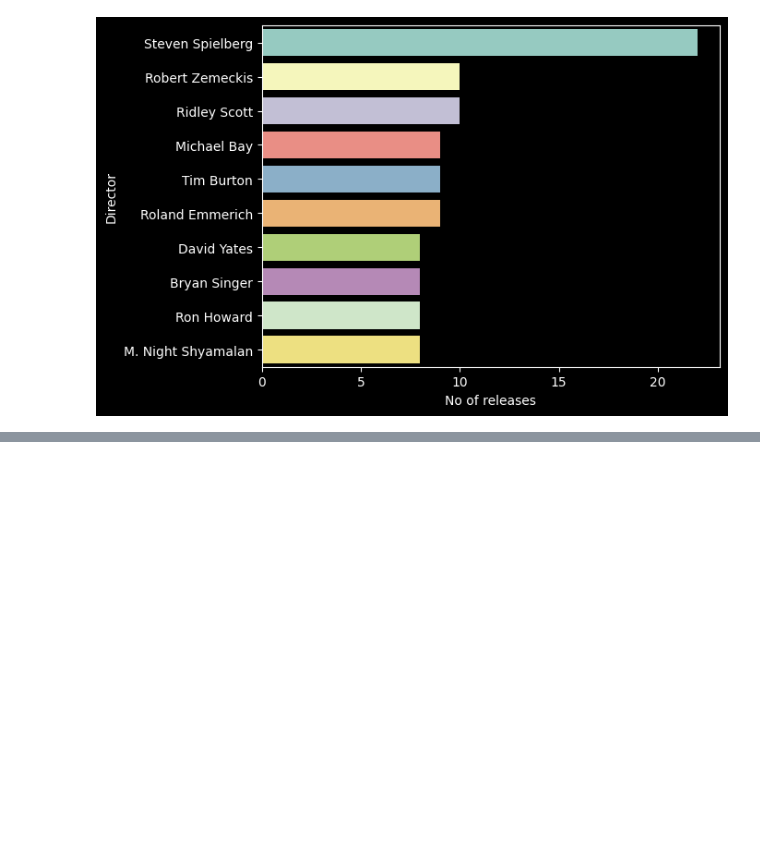
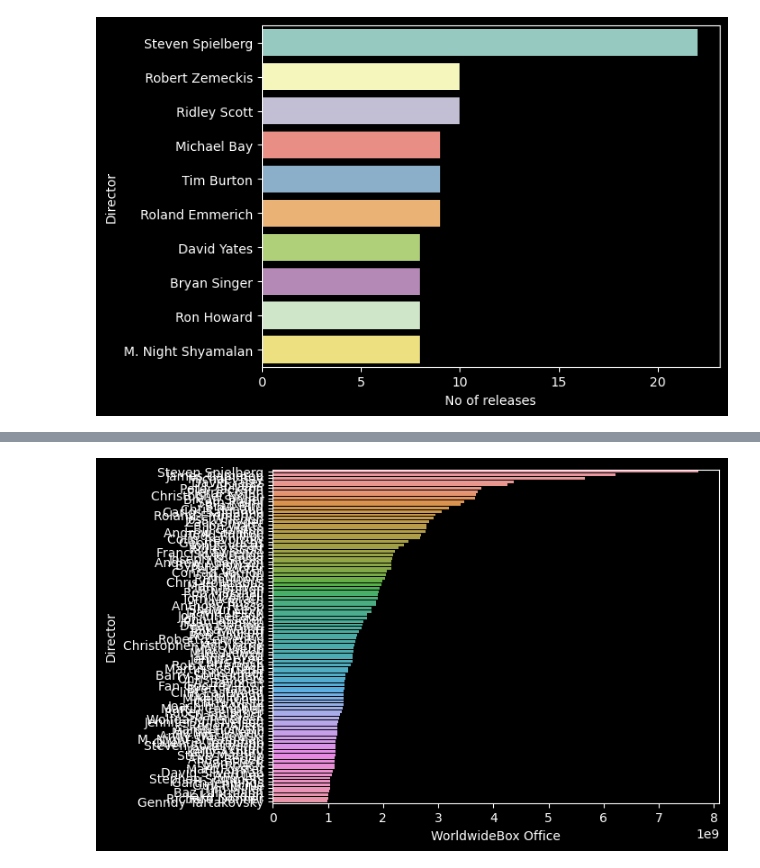
Before and after one commit to TINoirrac/Movie-Revenue-Prediction, a Jupyter notebook: main.ipynb, the cells around one changed output, grey strips where cells are left out. Drawn from its saved outputs; the diff is of its cells as text; code cells hidden in the pictures; blank space fills up the shorter version.

```diff
--- a/main.ipynb
+++ b/main.ipynb
@@ -269,7 +331,7 @@ y =data[['WorldwideBox Office']]
 X_train, X_test, y_train, y_test = train_test_split(X, y, test_size=0.3, random_state=0)
 # %%
 
-def list_top(df,var,list,top):
+def total_revenue(df,var,list):
     list_total=[]
     for i in list[var]:
         total=0
@@ -280,4 +342,4 @@ def list_top(df,var,list,top):
                 total+=df.loc[j,'WorldwideBox Office'] if (i in df.loc[j,var]) else 0
         list_total.append(total)
     list['WorldwideBox Office']=list_total
-    return list[:top].copy().sort_values(by='WorldwideBox Office',ascending=False)
+    return list.sort_values(by='WorldwideBox Office',ascending=False)
@@ -289,0 +346,14 @@ top15_franchise=list_top(X_train,'Franchise',list_franchise,15)
+# %%
+list_companies=total_revenue(X_train,'Production/Financing Companies',list_companies)
+list_countries=total_revenue(X_train,'Production Countries',list_countries)
+list_creative_type=total_revenue(X_train,'Creative Type',list_creative_type)
+list_director=total_revenue(X_train,'Director',list_director)
+list_franchise=total_revenue(X_train,'Franchise',list_franchise)
+list_genre=total_revenue(X_train,'Genre',list_genre)
+list_languages=total_revenue(X_train,'Languages',list_languages)
+list_mpaa=total_revenue(X_train,'MPAA',list_mpaa)
+
+top100_companies=list_companies[:100].copy()
+top100_director=list_director[:100].copy()
+
+top15_franchise=list_franchise[:15].copy()
@@ -327,0 +416,5 @@ plt.show()
+# %%
+sns.barplot(data=list_director[:100],y='Director',x='WorldwideBox Office')
+plt.show()
+# %% [output]
+[figure, added]
```
Also changed, not shown: parts of 48 cells of this notebook, 3 other files.
